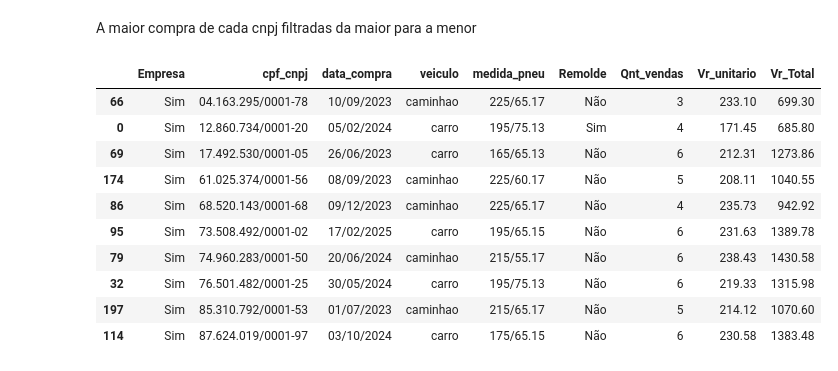
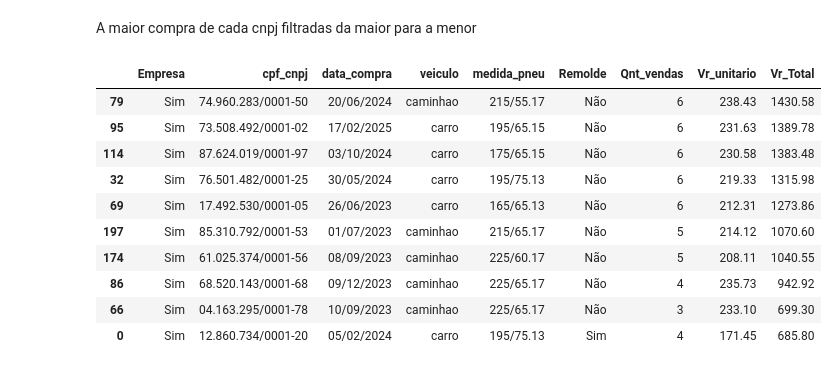
Before and after one commit to BobTheConstructor/Estudos, a Jupyter notebook: PyDados.ipynb, the cells around one changed output. Cells and saved outputs as stored; diff of their text form; code cells hidden in the pictures.

```diff
--- a/PyDados.ipynb
+++ b/PyDados.ipynb
@@ -113,16 +113,16 @@ A media de vendas totais é: 651.93, tendo em vista que cada cliente compra: 3.2
 # %% [markdown]
 A maior compra de cada cnpj filtradas da maior para a menor
 # %%
-tabela.sort_values(by="Vr_Total", ascending=True).loc[tabela[tabela['Empresa'] == 'Sim'].groupby('cpf_cnpj')['Vr_Total'].idxmax()]
+tabela.loc[tabela[tabela['Empresa'] == 'Sim'].groupby('cpf_cnpj')['Vr_Total'].idxmax()].sort_values(by="Vr_Total", ascending=False)
 # %% [output]
 |  | Empresa | cpf_cnpj | data_compra | veiculo | medida_pneu | Remolde | Qnt_vendas | Vr_unitario | Vr_Total |
+| 79 | Sim | 74.960.283/0001-50 | 20/06/2024 | caminhao | 215/55.17 | Não | 6 | 238.43 | 1430.58 |
+| 95 | Sim | 73.508.492/0001-02 | 17/02/2025 | carro | 195/65.15 | Não | 6 | 231.63 | 1389.78 |
+| 114 | Sim | 87.624.019/0001-97 | 03/10/2024 | carro | 175/65.15 | Não | 6 | 230.58 | 1383.48 |
+| 32 | Sim | 76.501.482/0001-25 | 30/05/2024 | carro | 195/75.13 | Não | 6 | 219.33 | 1315.98 |
+| 69 | Sim | 17.492.530/0001-05 | 26/06/2023 | carro | 165/65.13 | Não | 6 | 212.31 | 1273.86 |
+| 197 | Sim | 85.310.792/0001-53 | 01/07/2023 | caminhao | 215/65.17 | Não | 5 | 214.12 | 1070.60 |
+| 174 | Sim | 61.025.374/0001-56 | 08/09/2023 | caminhao | 225/60.17 | Não | 5 | 208.11 | 1040.55 |
+| 86 | Sim | 68.520.143/0001-68 | 09/12/2023 | caminhao | 225/65.17 | Não | 4 | 235.73 | 942.92 |
 | 66 | Sim | 04.163.295/0001-78 | 10/09/2023 | caminhao | 225/65.17 | Não | 3 | 233.10 | 699.30 |
 | 0 | Sim | 12.860.734/0001-20 | 05/02/2024 | carro | 195/75.13 | Sim | 4 | 171.45 | 685.80 |
-| 69 | Sim | 17.492.530/0001-05 | 26/06/2023 | carro | 165/65.13 | Não | 6 | 212.31 | 1273.86 |
-| 174 | Sim | 61.025.374/0001-56 | 08/09/2023 | caminhao | 225/60.17 | Não | 5 | 208.11 | 1040.55 |
-| 86 | Sim | 68.520.143/0001-68 | 09/12/2023 | caminhao | 225/65.17 | Não | 4 | 235.73 | 942.92 |
-| 95 | Sim | 73.508.492/0001-02 | 17/02/2025 | carro | 195/65.15 | Não | 6 | 231.63 | 1389.78 |
-| 79 | Sim | 74.960.283/0001-50 | 20/06/2024 | caminhao | 215/55.17 | Não | 6 | 238.43 | 1430.58 |
-| 32 | Sim | 76.501.482/0001-25 | 30/05/2024 | carro | 195/75.13 | Não | 6 | 219.33 | 1315.98 |
-| 197 | Sim | 85.310.792/0001-53 | 01/07/2023 | caminhao | 215/65.17 | Não | 5 | 214.12 | 1070.60 |
-| 114 | Sim | 87.624.019/0001-97 | 03/10/2024 | carro | 175/65.15 | Não | 6 | 230.58 | 1383.48 |
```
